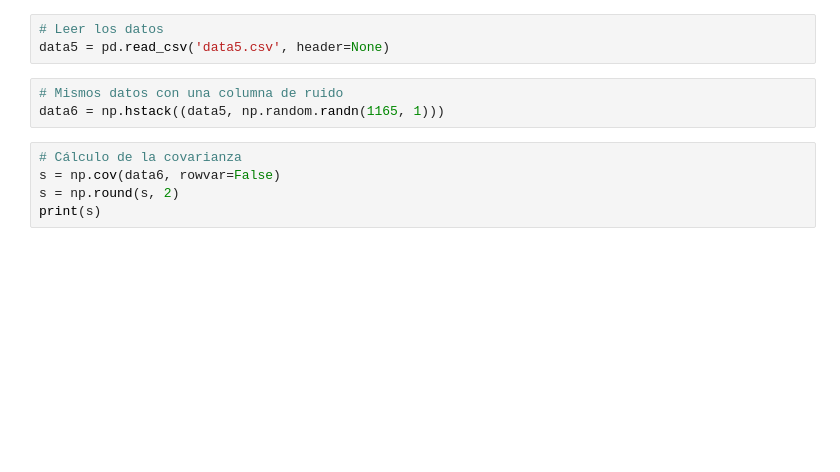
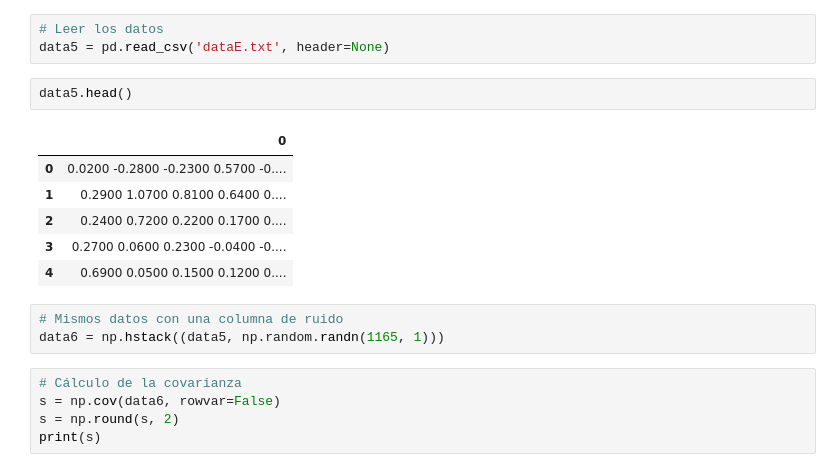
Before and after one commit to cmperdomo17/Regresion-Lineal, a Jupyter notebook: Ajuste Lineal/Ajuste_Lineal.ipynb, the cells around one changed output. Drawn from its saved outputs; the diff is of its cells as text; blank space fills up the shorter version.

```diff
--- a/Ajuste Lineal/Ajuste_Lineal.ipynb
+++ b/Ajuste Lineal/Ajuste_Lineal.ipynb
@@ -39,6 +48,15 @@ print(sky)
 # %%
 # Leer los datos
-data5 = pd.read_csv('data5.csv', header=None)
+data5 = pd.read_csv('dataE.txt', header=None)
+# %%
+data5.head()
+# %% [output]
+|  | 0 |
+| 0 | 0.0200 -0.2800 -0.2300 0.5700 -0.... |
+| 1 | 0.2900 1.0700 0.8100 0.6400 0.... |
+| 2 | 0.2400 0.7200 0.2200 0.1700 0.... |
+| 3 | 0.2700 0.0600 0.2300 -0.0400 -0.... |
+| 4 | 0.6900 0.0500 0.1500 0.1200 0.... |
 # %%
 # Mismos datos con una columna de ruido
 data6 = np.hstack((data5, np.random.randn(1165, 1)))
```
Also changed, not shown: parts of 24 cells of this notebook, 6 other files.
